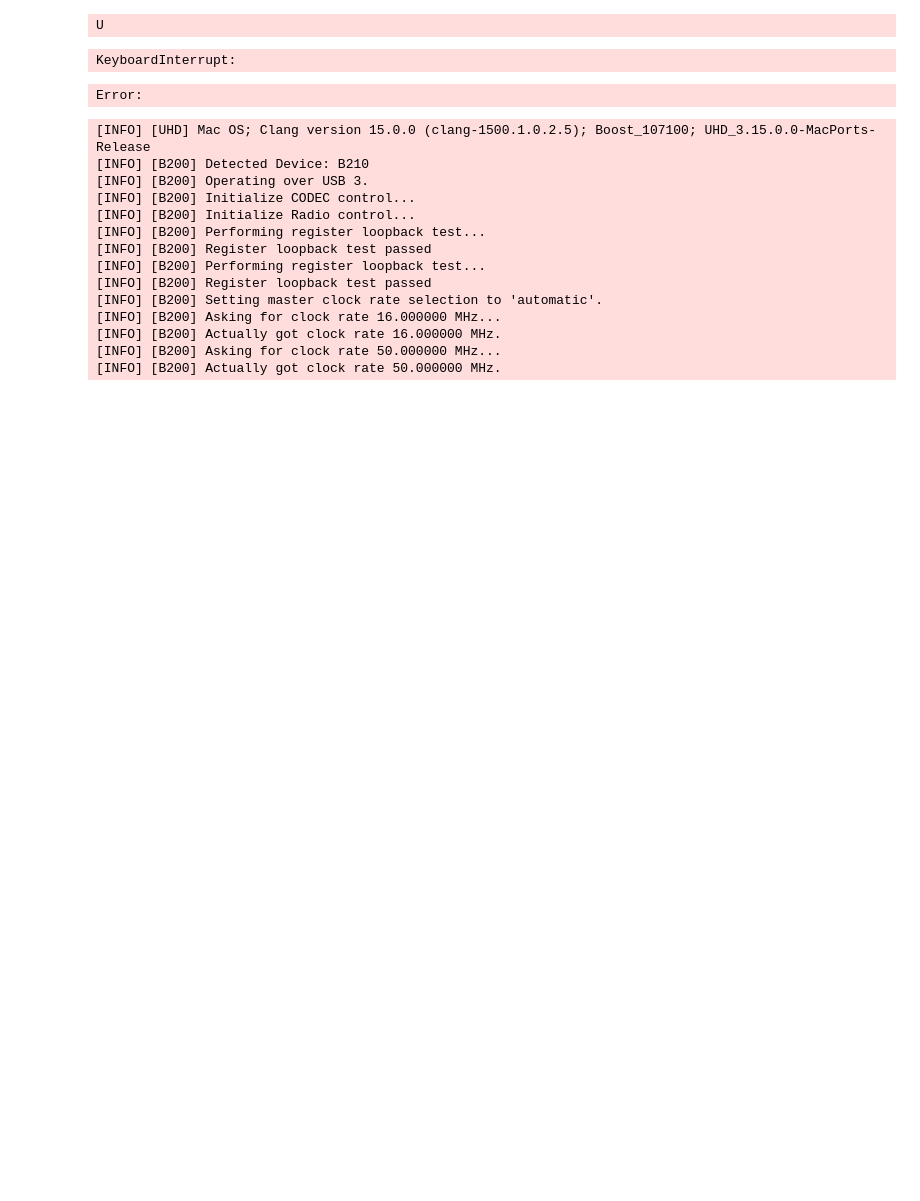
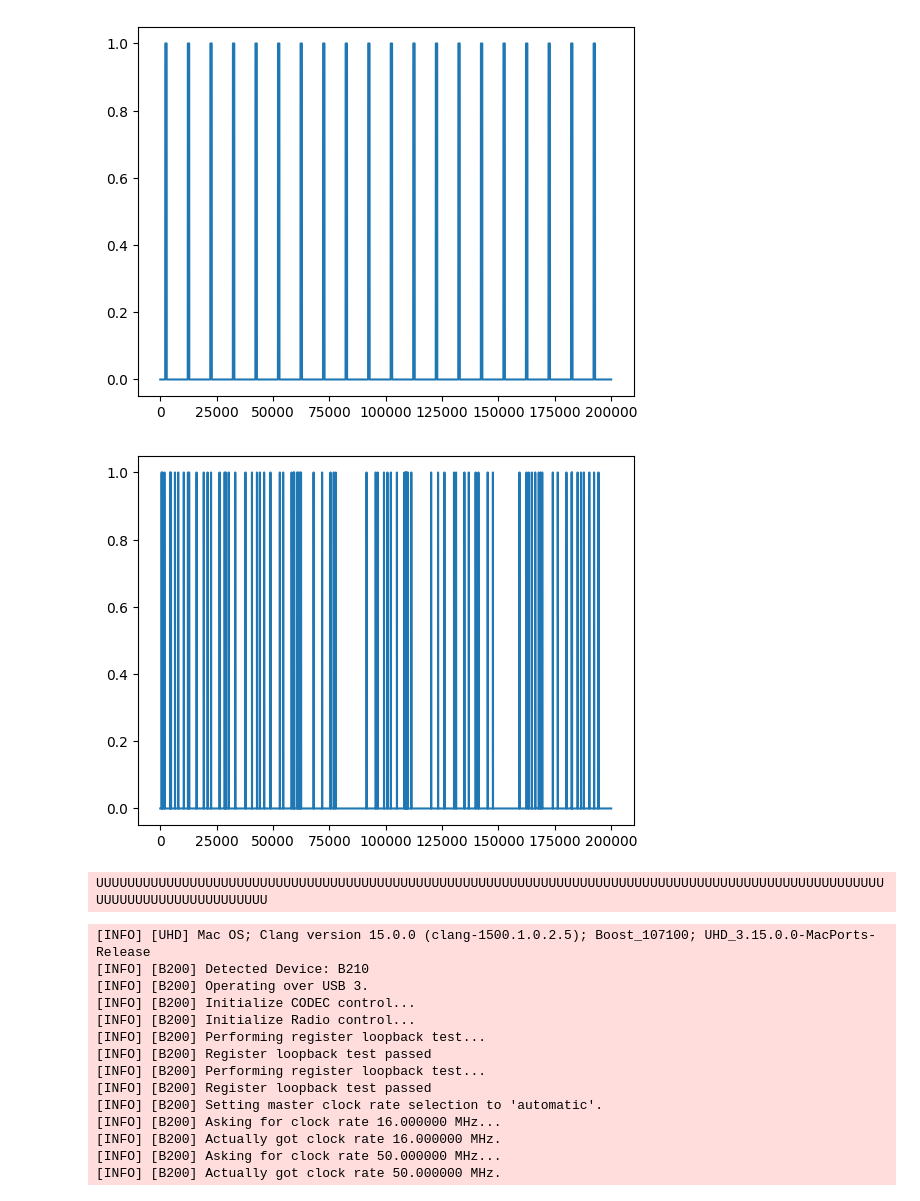
Before and after one commit to mkashani-phd/OptiMAC, a Jupyter notebook: UDP Demo/SDR jammer/Jammer.ipynb, the cells around one changed output. Saved outputs shown, nothing was run; the diff lists cells and outputs as text; code cells hidden in the pictures; blank space fills up the shorter version.

```diff
--- a/UDP Demo/SDR jammer/Jammer.ipynb
+++ b/UDP Demo/SDR jammer/Jammer.ipynb
@@ -1,35 +1,49 @@
 # %%
 import uhd
 import numpy as np
 import matplotlib.pyplot as plt
 
 usrp = uhd.usrp.MultiUSRP()
 
 num_samps = 10000000 # number of samples received
 center_freq = 2.44e9 # Hz
 sample_rate = 50e6 # Hz
-gain = 80 # dB
+gain = 85 # dB
 
 usrp.set_rx_rate(sample_rate, 0)
 usrp.set_rx_freq(uhd.libpyuhd.types.tune_request(center_freq), 0)
 usrp.set_rx_gain(gain, 0)
 
 
 samples = np.random.randn(num_samps) + 1j*np.random.randn(num_samps) # create random signal
-squarwave = np.sign(np.sin(np.linspace(0, 2000000*np.pi, num_samps)))*.5 + .5 # create square wave
+#######create square wave
+sin = np.sin(np.linspace(0, 2000*np.pi, num_samps))
+sin[np.abs(sin)<.98] = -1
+squarwave = np.sign(sin)*.5 + .5 # create square wave
+plt.plot(squarwave[0:num_samps//50])
+plt.show()
+#########################
+# randdom squarewave
+random_squarwave = np.abs(samples.copy())
+random_squarwave[random_squarwave<3.9] = -1
+random_squarwave = np.sign(random_squarwave)*.5 + .5
+
+plt.plot(random_squarwave[0:num_samps//50])
+plt.show()
+
 # multiply signal by square wave to create on/off signal
-samples = samples * squarwave
+samples = samples * random_squarwave
 samples = samples.astype(np.complex64)
 duration = 10 # seconds
 # center_freqs = [2.43e9, 2.44e9, 2.45e9 ,2.46e9] # Hz
 # center_freqs = 2.44e9 # Hz
 while True:
         # for center_freq in center_freqs:
         usrp.send_waveform(samples, duration, center_freq, sample_rate, [0], gain)
 # %% [output]
+[figure, added]
+[figure, added]
-U
+UUUUUUUUUUUUUUUUUUUUUUUUUUUUUUUUUUUUUUUUUUUUUUUUUUUUUUUUUUUUUUUUUUUUUUUUUUUUUUUUUUUUUUUUUUUUUUUUUUUUUUUUUUUUUUUUUUUUUUUUUUU
-KeyboardInterrupt:
-Error:
 # %%
 import uhd
 import numpy as np
```
Also changed, not shown: 1 other file.
